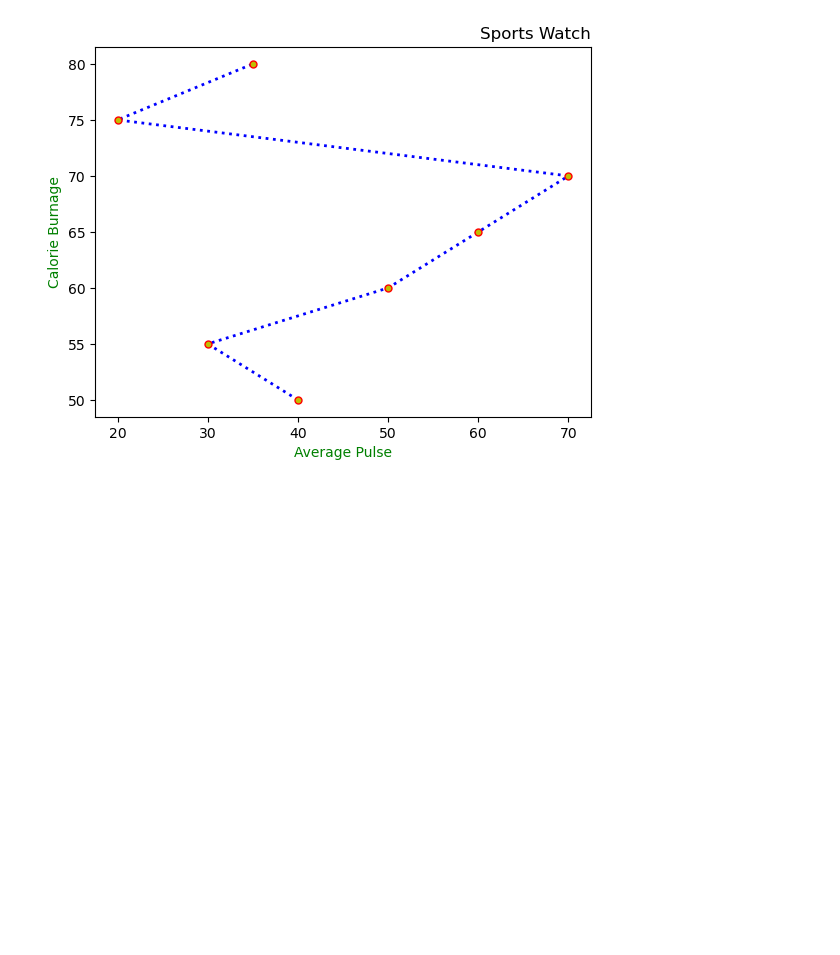
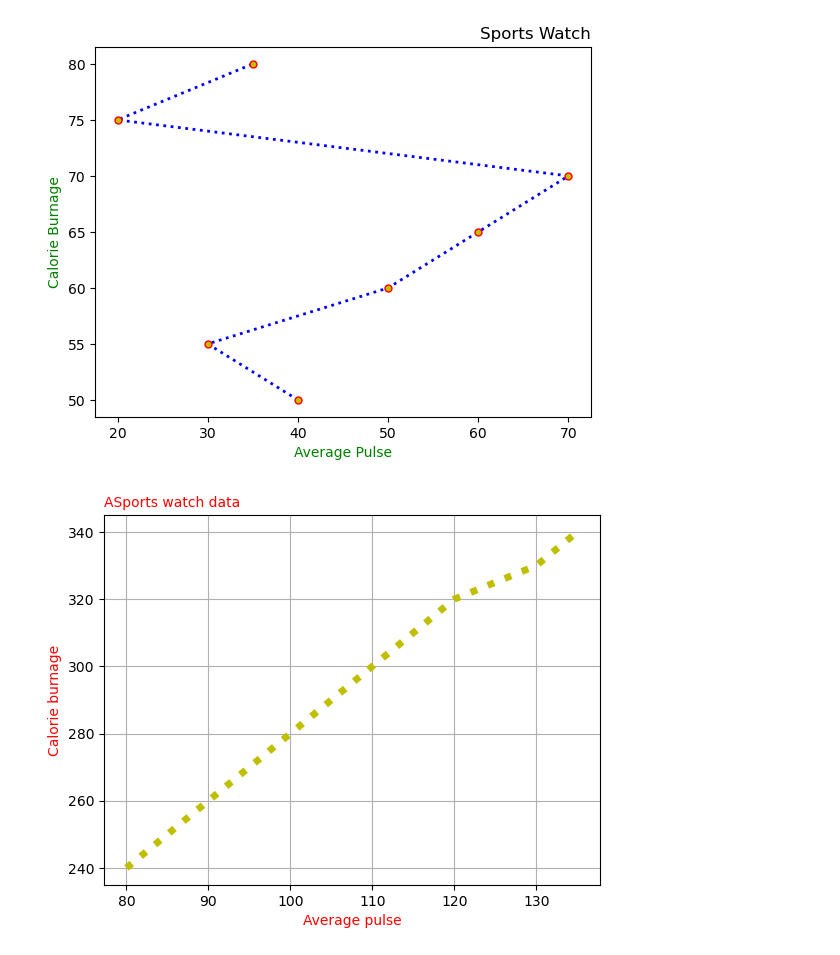
Before and after one commit to Joelson-Dieter/JupyterNotebook.ipynb, a Jupyter notebook: matplotlib.ipynb/marker.ipynb, the cells around one changed output. Saved outputs shown, nothing was run; the diff lists cells and outputs as text; code cells hidden in the pictures; blank space fills up the shorter version.

Commit message:
Update marker in matplotlib notebook

```diff
--- a/matplotlib.ipynb/marker.ipynb
+++ b/matplotlib.ipynb/marker.ipynb
@@ -125,3 +125,18 @@ plt.plot(x,y,ls='dotted',lw=2,c='b',marker='o',ms=5,mec='r',mfc='y')
 plt.show()
 # %% [output]
 [figure]
+# %%
+import matplotlib.pyplot as plt
+import numpy as np
+
+x=np.array ([80,85,90,95,100,105,110,115,120,130,135])
+y=np.array ([240,250,260,270,280,290,300,310,320,330,340])
+
+plt.title ('ASports watch data',color='r',size=10,loc='left')
+plt.xlabel ('Average pulse',color='r',size=10)
+plt.ylabel ('Calorie burnage',color='r',size=10)
+plt.plot(x,y,color='y',linewidth=5,linestyle='dotted')
+plt.grid()
+plt.show()
+# %% [output]
+[figure, added]
```
Also changed, not shown: parts of 3 cells of this notebook.
